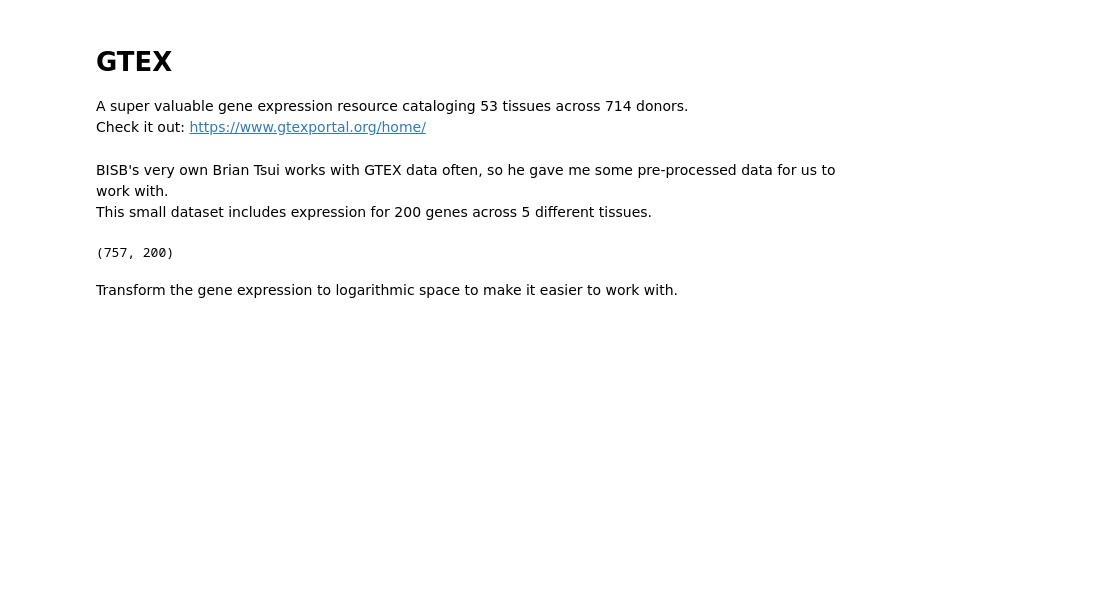
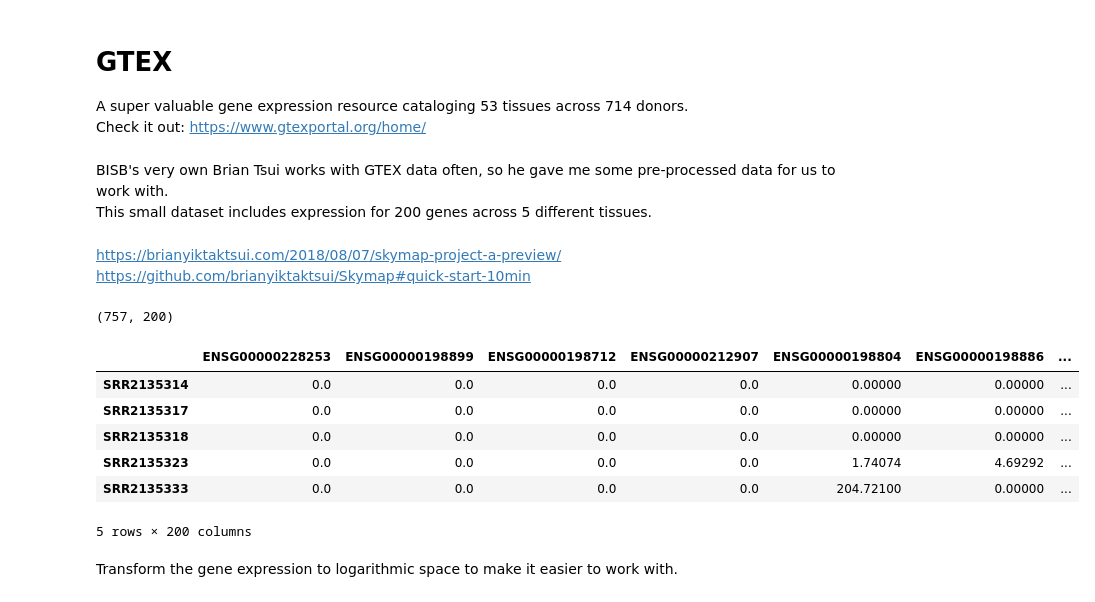
Before and after one commit to NancyFY/bootcamp, a Jupyter notebook: Introduction to Machine Learning.ipynb, the cells around one changed output. Drawn from its saved outputs; the diff is of its cells as text; code cells hidden in the pictures; blank space fills up the shorter version.

```diff
--- a/Introduction to Machine Learning.ipynb
+++ b/Introduction to Machine Learning.ipynb
@@ -24,6 +26,9 @@ Check it out: https://www.gtexportal.org/home/
 # %% [markdown]
 BISB's very own Brian Tsui works with GTEX data often, so he gave me some pre-processed data for us to work with. <br>
 This small dataset includes expression for 200 genes across 5 different tissues.
+# %% [markdown]
+https://brianyiktaktsui.com/2018/08/07/skymap-project-a-preview/ <br>
+https://github.com/brianyiktaktsui/Skymap#quick-start-10min
 # %%
 df = pd.read_csv('./data/gtex_data.csv', index_col=0).transpose()
 annot = pd.read_csv('./data/gtex_annotations.csv', index_col=0)
@@ -31,6 +36,16 @@ annot = pd.read_csv('./data/gtex_annotations.csv', index_col=0)
 df.shape
 # %% [output]
 (757, 200)
+# %%
+df.head()
+# %% [output]
+|  | ENSG00000228253 | ENSG00000198899 | ENSG00000198712 | ENSG00000212907 | ENSG00000198804 | ENSG00000198886 | ... |
+| SRR2135314 | 0.0 | 0.0 | 0.0 | 0.0 | 0.00000 | 0.00000 | ... |
+| SRR2135317 | 0.0 | 0.0 | 0.0 | 0.0 | 0.00000 | 0.00000 | ... |
+| SRR2135318 | 0.0 | 0.0 | 0.0 | 0.0 | 0.00000 | 0.00000 | ... |
+| SRR2135323 | 0.0 | 0.0 | 0.0 | 0.0 | 1.74074 | 4.69292 | ... |
+| SRR2135333 | 0.0 | 0.0 | 0.0 | 0.0 | 204.72100 | 0.00000 | ... |
+5 rows × 200 columns
 # %% [markdown]
 Transform the gene expression to logarithmic space to make it easier to work with.
 # %%
```
Also changed, not shown: parts of 7 cells of this notebook.
